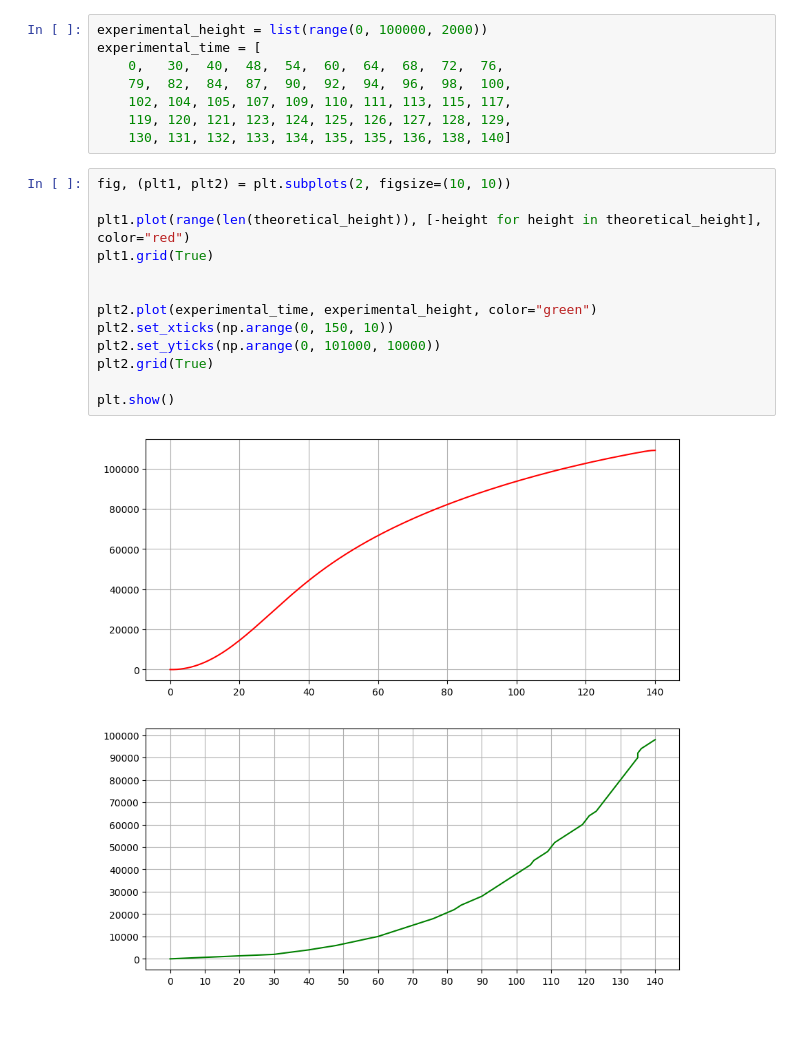
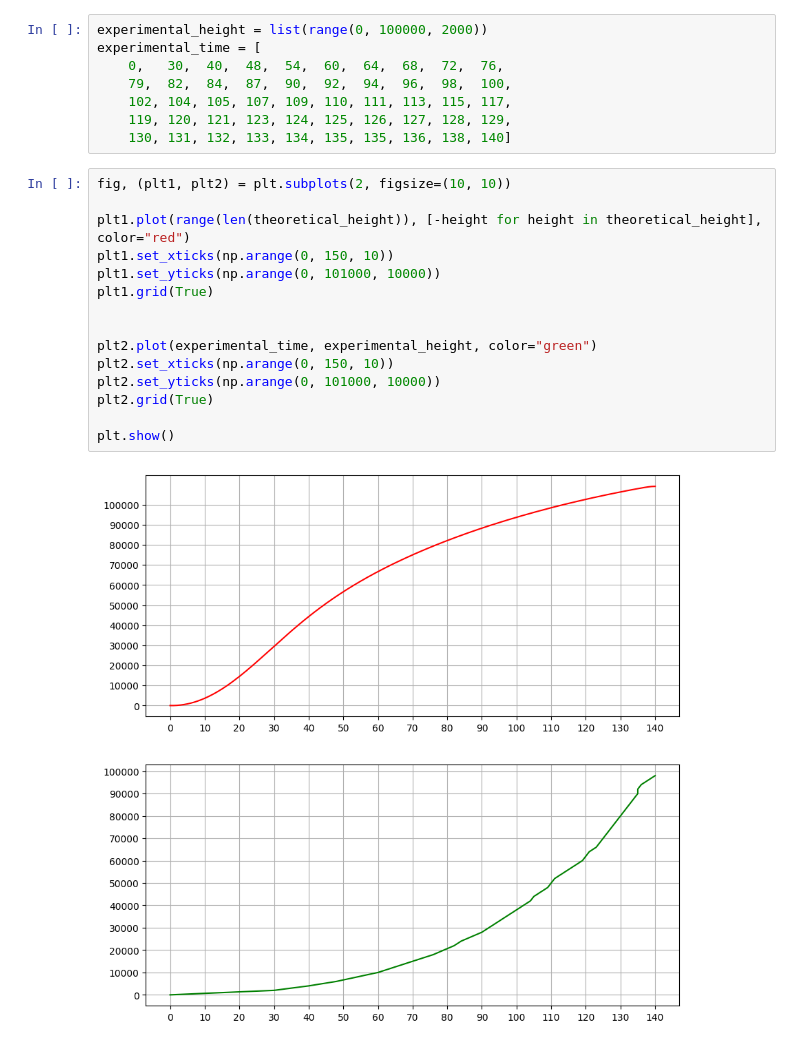
Before and after one commit to newmersedez/RKT, a Jupyter notebook: attitute_model.ipynb, the cells around one changed output. Drawn from its saved outputs; the diff is of its cells as text.

Commit message:
added xtick ytick

```diff
--- a/attitute_model.ipynb
+++ b/attitute_model.ipynb
@@ -146,15 +146,17 @@ experimental_time = [
 # %%
 fig, (plt1, plt2) = plt.subplots(2, figsize=(10, 10))
 
 plt1.plot(range(len(theoretical_height)), [-height for height in theoretical_height], color="red")
+plt1.set_xticks(np.arange(0, 150, 10))
+plt1.set_yticks(np.arange(0, 101000, 10000))
 plt1.grid(True)
 
 
 plt2.plot(experimental_time, experimental_height, color="green")
 plt2.set_xticks(np.arange(0, 150, 10))
 plt2.set_yticks(np.arange(0, 101000, 10000))
 plt2.grid(True)
 
 plt.show()
 # %% [output]
-[figure, old version]
+[figure, new version]
```
